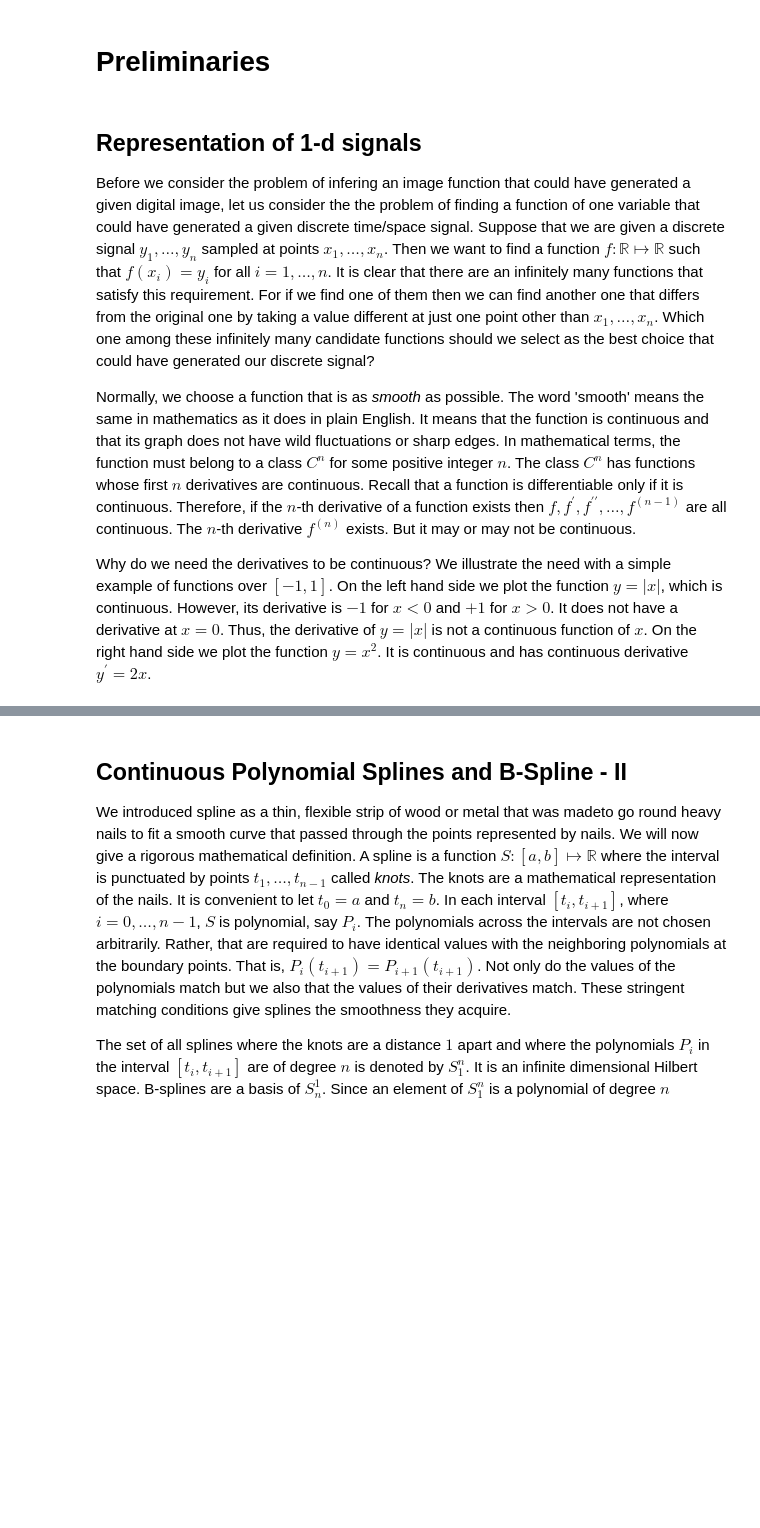
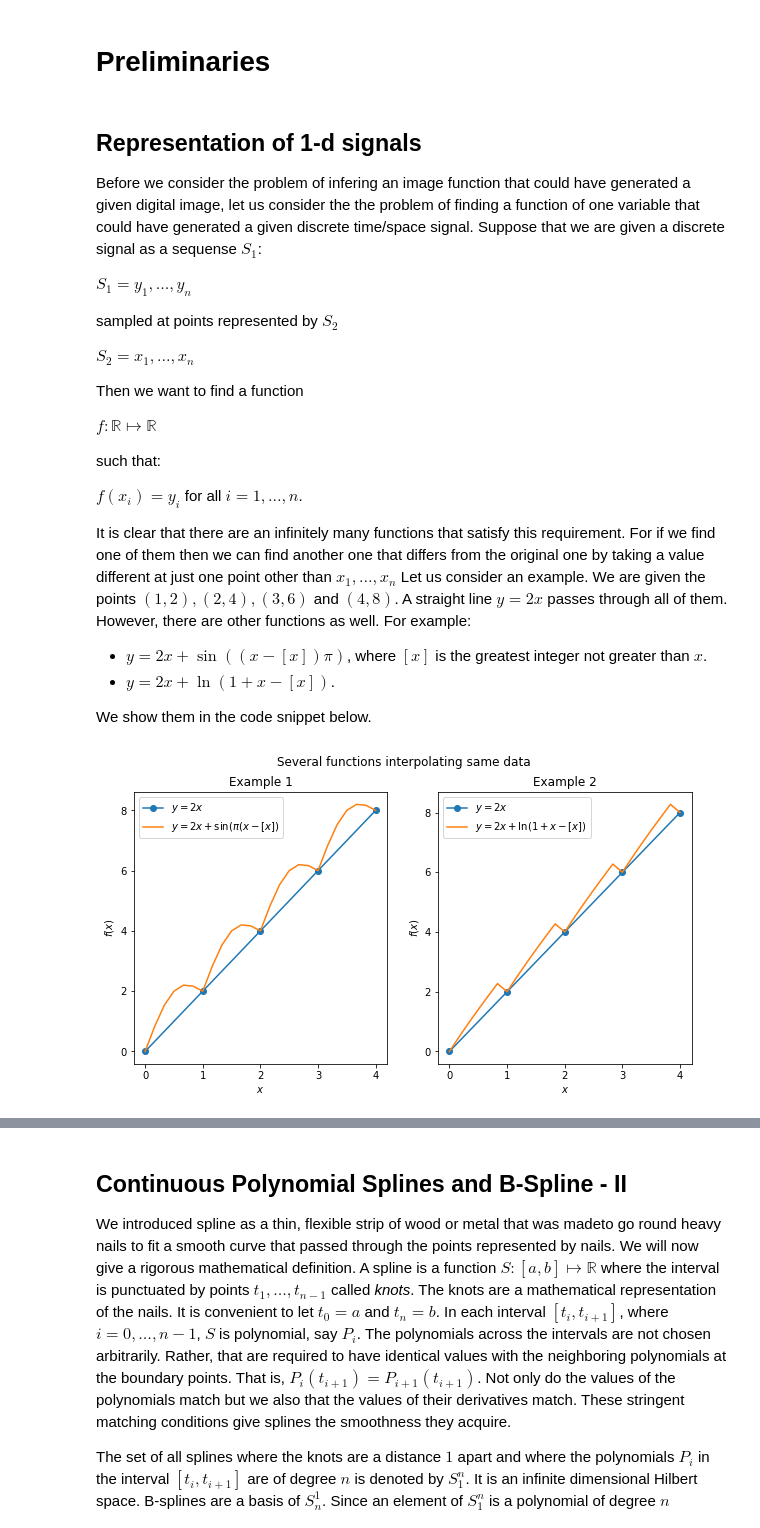
Before and after one commit to amey-joshi/am, a Jupyter notebook: p3/m2p_B01_B_ImageSplines_Version_3.ipynb, the cells around one changed output, grey strips where cells are left out. Drawn from its saved outputs; the diff is of its cells as text; code cells hidden in the pictures; blank space fills up the shorter version.

```diff
--- a/p3/m2p_B01_B_ImageSplines_Version_3.ipynb
+++ b/p3/m2p_B01_B_ImageSplines_Version_3.ipynb
@@ -75,20 +74,61 @@ For sake of simplicity, let us consider grey scale images. In this case, an imag
 # Preliminaries
 # %% [markdown]
 ## Representation of 1-d signals
-Before we consider the problem of infering an image function that could have generated a given digital image, let us consider the the problem of finding a function of one variable that could have generated a given discrete time/space signal. Suppose that we are given a discrete signal $y_1, \ldots, y_n$ sampled at points $x_1, \ldots, x_n$. Then we want to find a function $f:\mathbb{R} \mapsto \mathbb{R}$ such that $f(x_i) = y_i$ for all $i = 1, \ldots, n$. <!-- please add example -->It is clear that there are an infinitely many functions that satisfy this requirement. For if we find one of them then we can find another one that differs from the original one by taking a value different at just one point other than $x_1, \ldots, x_n$. Which one among these infinitely many candidate functions should we select as the best choice that could have generated our discrete signal?
+Before we consider the problem of infering an image function that could have generated a given digital image, let us consider the the problem of finding a function of one variable that could have generated a given discrete time/space signal. Suppose that we are given a discrete signal as a sequense $S_{1}$:
 
-Normally, we choose a function that is as *smooth* as possible. The word 'smooth' means the same in mathematics as it does in plain English. It means that the function is continuous and that its graph does not have wild fluctuations or sharp edges. In mathematical terms, the function must belong to a class $C^n$ for some positive integer $n$. The class $C^n$ has functions whose first $n$ derivatives are continuous. Recall that a function is differentiable only if it is continuous. Therefore, if the $n$-th derivative of a function exists then $f, f^\prime, f^{\prime\prime}, \ldots, f^{(n-1)}$ are all continuous. The $n$-th derivative $f^{(n)}$ exists. But it may or may not be continuous.
+$S_{1} = y_1, \ldots, y_n$
 
-Why do we need the derivatives to be continuous? We illustrate the need with a simple example of functions over $[-1, 1]$. On the left hand side we plot the function $y = |x|$, which is continuous. However, its derivative is $-1$ for $x < 0$ and $+1$ for $x > 0$. It does not have a derivative at $x = 0$. Thus, the derivative of $y = |x|$ is not a continuous function of $x$. On the right hand side we plot the function $y = x^2$. It is continuous and has continuous derivative $y^\prime = 2x$.
+ sampled at points represented by $S_{2}$
 
+$S_{2} = x_1, \ldots, x_n$
 
-<!--
-Notes:
-- missing numerical examples
- - add two figures smooth function with its derivative vs non-smooth function wit its derivative
- - the polynomial example is excellent but we should explain how it works in sparate file.
- - Bspline as a tool for curve representation (separate file)
- - function interploation (separate file?
- -  add references for the informatin
- - No need to use numbering. Probably use the one from the paper.
-  -->
+ Then we want to find a function
+
+ $f:\mathbb{R} \mapsto \mathbb{R}$
+
+ such that:
+
+  $f(x_i) = y_i$ for all $i = 1, \ldots, n$.
+
+<!-- please add example -->
+It is clear that there are an infinitely many functions that satisfy this requirement. For if we find one of them then we can find another one that differs from the original one by taking a value different at just one point other than  $x_1, \ldots, x_n$ Let us consider an example. We are given the points $(1,2), (2, 4), (3, 6)$ and $(4, 8)$. A straight line $y = 2x$ passes through all of them. However, there are other functions as well. For example:
+
+- $y = 2x + \sin((x - [x])\pi)$, where $[x]$ is the greatest integer not greater than $x$.
+- $y = 2x + \ln(1 + x - [x])$.
+
+ We show them in the code snippet below.
+# %%
+# Example of interpolation.
+
+import numpy as np
+import matplotlib.pyplot as plt
+
+x = np.linspace(0, 4, 5)
+y = 2*x
+
+x1 = np.linspace(0, 4, 25)
+y1 = 2*x1 + np.sin(np.pi * (x1 - np.floor(x1)))
+y2 = 2*x1 + np.log(1 + x1 - np.floor(x1))
+
+fig = plt.figure(figsize = (10, 5))
+fig.suptitle('Several functions interpolating same data')
+
+p1 = plt.subplot(121)
+p1.set_title('Example 1')
+plt.plot(x, y, marker = 'o', label = r'$y = 2x$')
+plt.plot(x1, y1, label = r'$y = 2x + \sin(\pi(x - [x])$')
+plt.xlabel(r'$x$')
+plt.ylabel(r'$f(x)$')
+plt.legend()
+
+p2 = plt.subplot(122)
+p2.set_title('Example 2')
+plt.plot(x, y, marker = 'o', label = r'$y = 2x$')
+plt.plot(x1, y2, label = r'$y = 2x + \ln(1 + x - [x])$')
+plt.xlabel(r'$x$')
+plt.ylabel(r'$f(x)$')
+plt.legend()
+
+plt.show()
+# %% [output]
+[figure, added]
```
Also changed, not shown: parts of 15 cells of this notebook.
